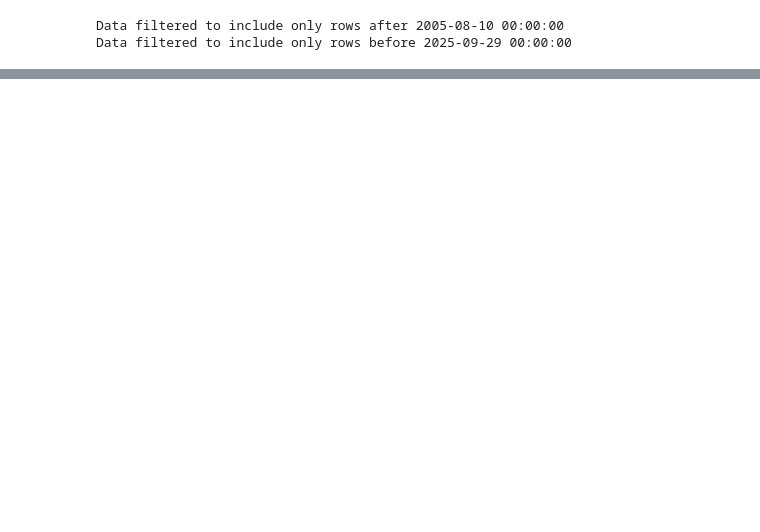
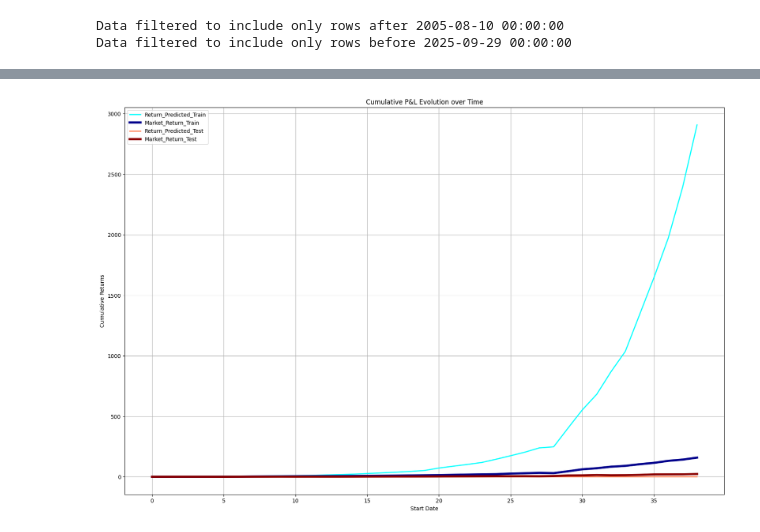
Before and after one commit to slang5/Sharp_Predict_V1, a Jupyter notebook: 2_lasso_model.ipynb, the cells around one changed output, grey strips where cells are left out. Cells and saved outputs as stored; diff of their text form; code cells hidden in the pictures; blank space fills up the shorter version.

```diff
--- a/2_lasso_model.ipynb
+++ b/2_lasso_model.ipynb
@@ -384,0 +492,32 @@ plt.show()
+# %%
+# Compute P&L evolution over time for each series
+Start_dates = summary_graph_selected.index.get_level_values('Test Start')
+End_dates = summary_graph_selected.index.get_level_values('Test End')
+
+Start_End_dates = zip(Start_dates, End_dates)
+# Compute P&L evolution over time for each series
+PNL_data = summary_graph_selected.reset_index()[['Test Start', 'Test End', 'Return_Predicted_Train', 'Market_Return_Train', 'Return_Predicted_Test', 'Market_Return_Test']].rename(columns={'Test Start': 'Start', 'Test End': 'End'})
+for start, end in Start_End_dates:
+    for serie in ['Return_Predicted_Train', 'Market_Return_Train', 'Return_Predicted_Test', 'Market_Return_Test']:
+        PNL_data.loc[(PNL_data['Start'] == start) & (PNL_data['End'] == end), serie] = summary_graph_selected.loc[(summary_graph_selected.index.get_level_values('Test Start') == start) & (summary_graph_selected.index.get_level_values('Test End') == end), serie].values[0]
+
+for serie in ['Return_Predicted_Train', 'Market_Return_Train', 'Return_Predicted_Test', 'Market_Return_Test']:
+    PNL_data[serie] = np.exp(PNL_data[serie])
+    PNL_data[serie] = PNL_data[serie].cumprod()
+# %%
+linewidth_market = 4
+linewidth_model = 2
+plt.figure(figsize=(20, 13))
+plt.plot(PNL_data.index, PNL_data['Return_Predicted_Train'], label='Return_Predicted_Train', linewidth=linewidth_model, color='cyan')
+plt.plot(PNL_data.index, PNL_data['Market_Return_Train'], label='Market_Return_Train', linewidth=linewidth_market, color='darkblue')
+plt.plot(PNL_data.index, PNL_data['Return_Predicted_Test'], label='Return_Predicted_Test', linewidth=linewidth_model, color='coral')
+plt.plot(PNL_data.index, PNL_data['Market_Return_Test'], label='Market_Return_Test', linewidth=linewidth_market, color='darkred')
+plt.xlabel('Start Date')
+plt.ylabel('Cumulative Returns')
+plt.title('Cumulative P&L Evolution over Time')
+plt.legend()
+plt.grid()
+plt.show()
+PNL_data
+# %% [output]
+[figure, added]
```
Also changed, not shown: parts of 20 cells of this notebook, 6 other files.
